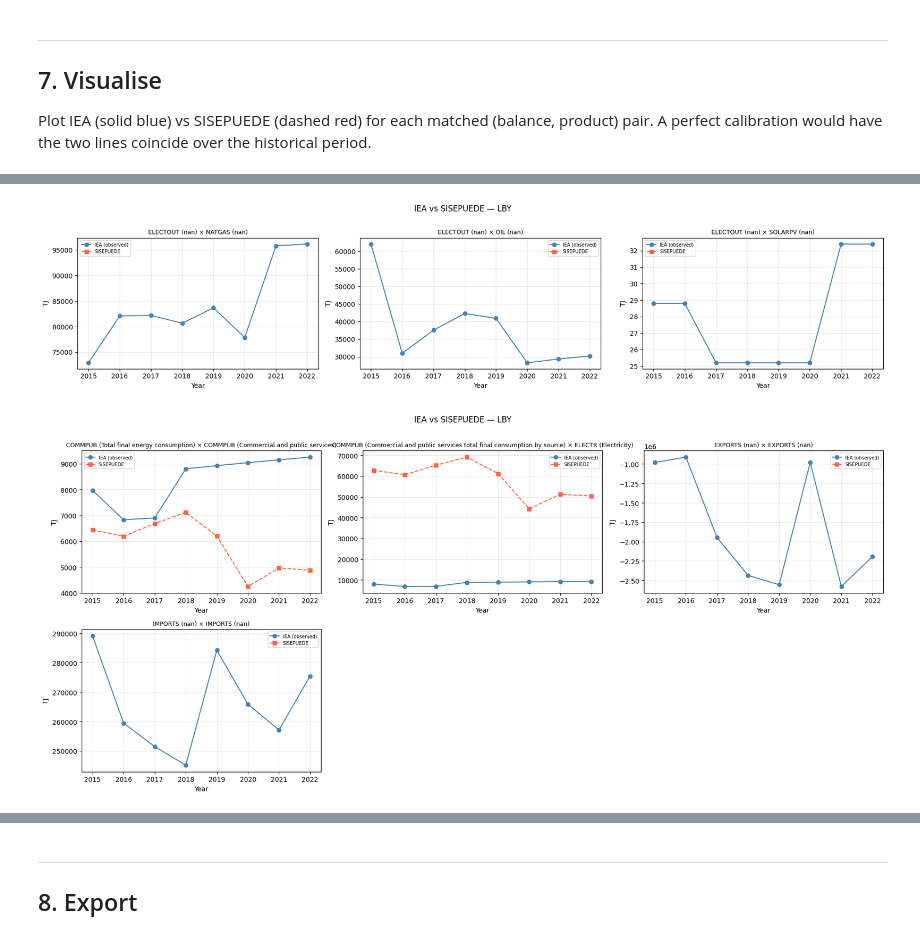
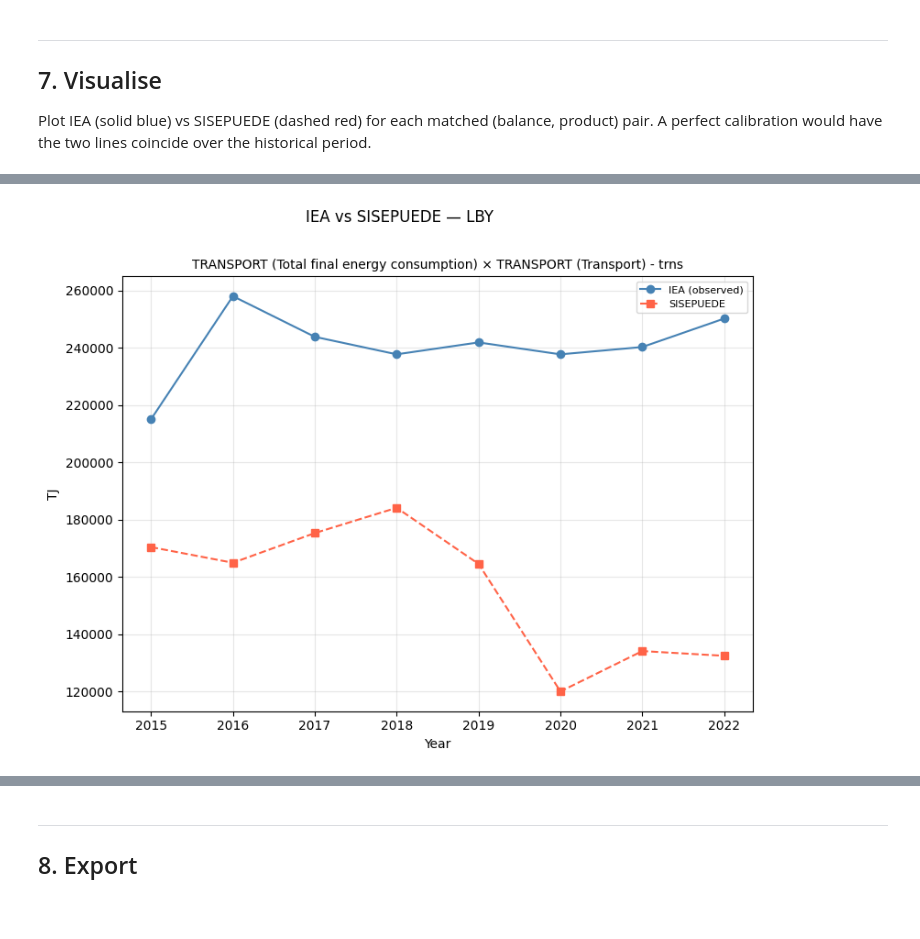
Before and after one commit to dpmendez/sisepuede, a Jupyter notebook: sisepuede/calibration/iea_energy_crosswalk_comparison.ipynb, the cells around one changed output, grey strips where cells are left out. Saved outputs shown, nothing was run; the diff lists cells and outputs as text; code cells hidden in the pictures; blank space fills up the shorter version.

Commit message:
Implement plotting functions to visualise IEA-SSP differences.

```diff
--- a/sisepuede/calibration/iea_energy_crosswalk_comparison.ipynb
+++ b/sisepuede/calibration/iea_energy_crosswalk_comparison.ipynb
@@ -484,11 +483,9 @@ plot_comparison(
 # %%
-# Electricity generation by technology
-# This will be empty is Energy Production model wasnt run
-plot_comparison(df_comparison, balance_codes=["ELECTOUT"], country=ISO_COUNTRY)
+# Single plot: plot one pair
+plot_selected_comparisons(
+    df_comparison,
+    [("TRANSPORT", "TRANSPORT")],
+    country=ISO_COUNTRY,
+)
 # %% [output]
-[figure, old version]
+[figure, new version]
-# %%
-# Energy supply
-plot_comparison(df_comparison, balance_codes=["COMMPUB", "IMPORTS", "EXPORTS"], country=ISO_COUNTRY)
-# %% [output]
-[figure, removed]
```
Also changed, not shown: parts of 8 cells of this notebook.
